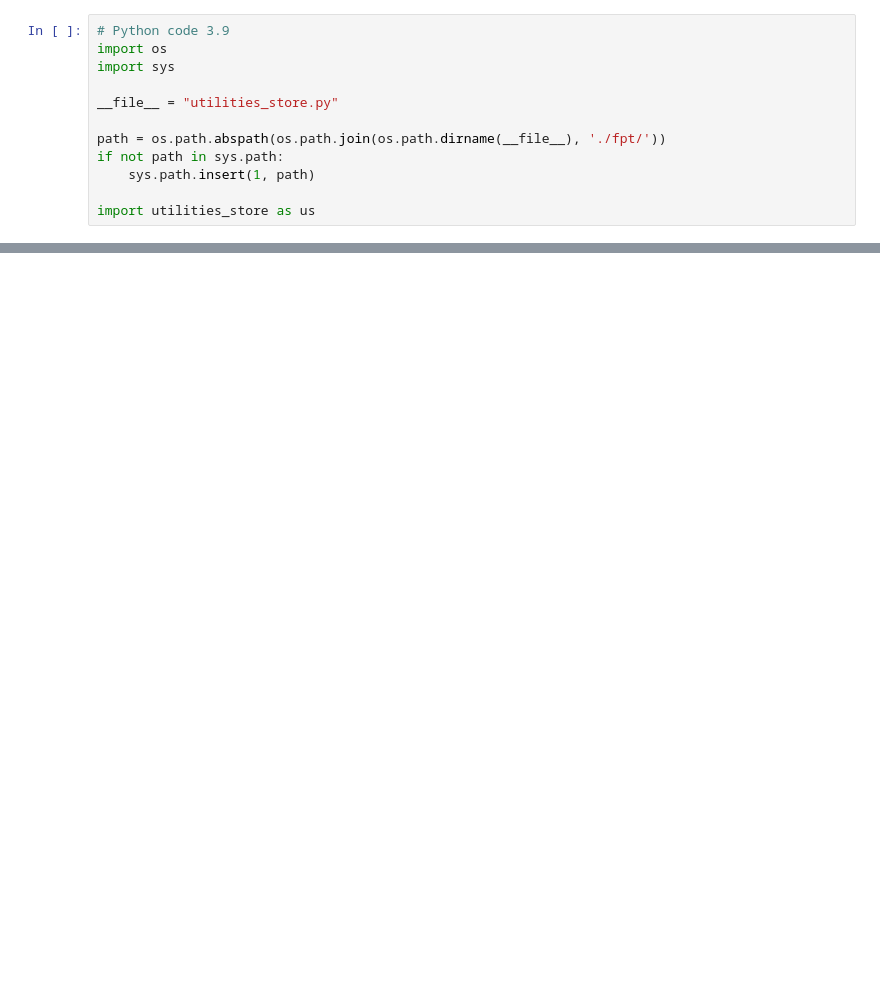
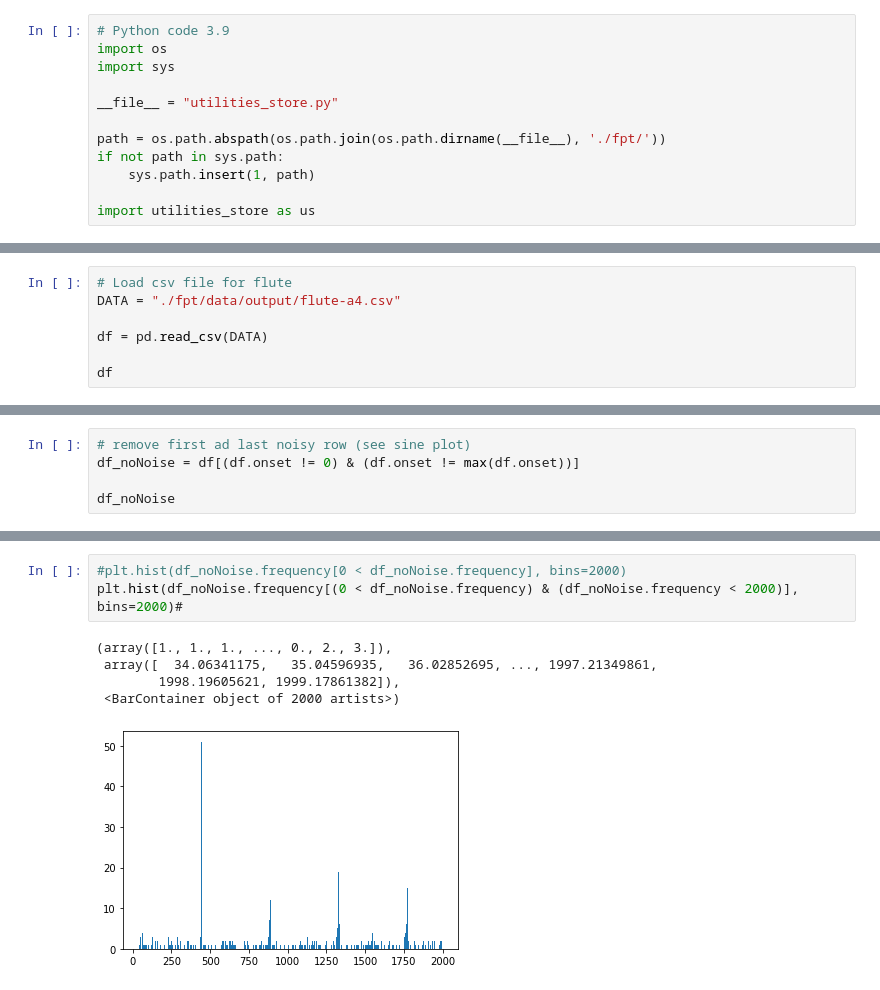
Before and after one commit to anastasiakrouglova/Master-Thesis, a Jupyter notebook: PlinearRegression.ipynb, the cells around one changed output, grey strips where cells are left out. Saved outputs shown, nothing was run; the diff lists cells and outputs as text; blank space fills up the shorter version.

Commit message:
clustered data per harmonic

```diff
--- a/PlinearRegression.ipynb
+++ b/PlinearRegression.ipynb
@@ -51,0 +27,7 @@ us.plot_spectrogram(spectrogram, max_freq = 2000, scale=100)
+# %%
+# Load csv file for flute
+DATA = "./fpt/data/output/flute-a4.csv"
+
+df = pd.read_csv(DATA)
+
+df
@@ -51,0 +48,5 @@ us.plot_spectrogram(spectrogram, max_freq = 2000, scale=100)
+# %%
+# remove first ad last noisy row (see sine plot)
+df_noNoise = df[(df.onset != 0) & (df.onset != max(df.onset))]
+
+df_noNoise
@@ -51,0 +85,9 @@ us.plot_spectrogram(spectrogram, max_freq = 2000, scale=100)
+# %%
+#plt.hist(df_noNoise.frequency[0 < df_noNoise.frequency], bins=2000)
+plt.hist(df_noNoise.frequency[(0 < df_noNoise.frequency) & (df_noNoise.frequency < 2000)], bins=2000)#
+# %% [output]
+(array([1., 1., 1., ..., 0., 2., 3.]),
+ array([  34.06341175,   35.04596935,   36.02852695, ..., 1997.21349861,
+        1998.19605621, 1999.17861382]),
+ <BarContainer object of 2000 artists>)
+[figure, added]
```
Also changed, not shown: parts of 39 cells of this notebook, 2 other files.
